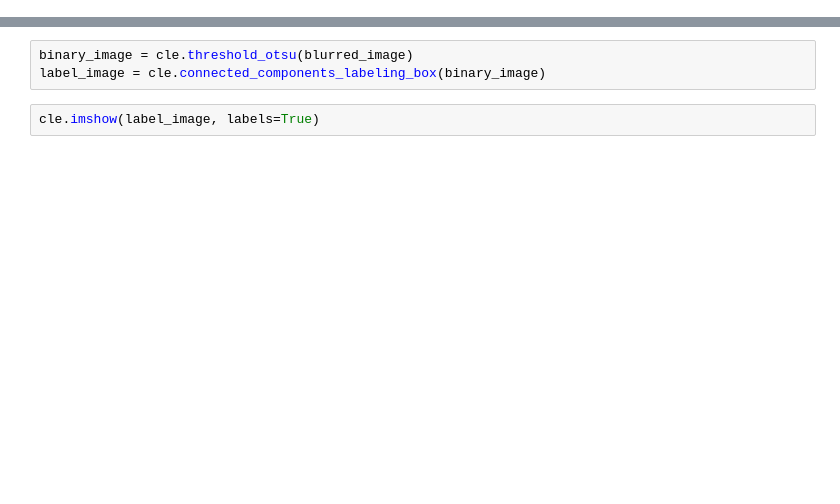
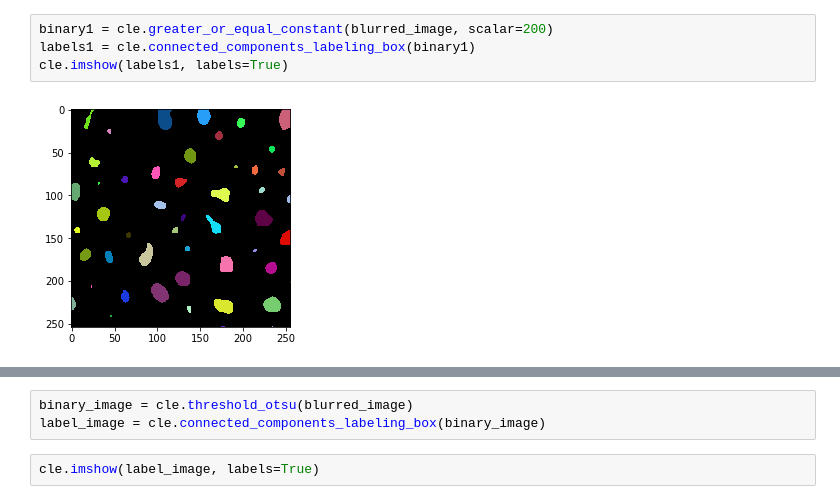
Before and after one commit to clEsperanto/pyclesperanto, a Jupyter notebook: user_docs/process_blobs.ipynb, the cells around one changed output, grey strips where cells are left out. Cells and saved outputs as stored; diff of their text form; blank space fills up the shorter version.

```diff
--- a/user_docs/process_blobs.ipynb
+++ b/user_docs/process_blobs.ipynb
@@ -17,0 +20,6 @@ cle.imshow(cle.pull(blurred_image))
+# %%
+binary1 = cle.greater_or_equal_constant(blurred_image, scalar=200)
+labels1 = cle.connected_components_labeling_box(binary1)
+cle.imshow(labels1, labels=True)
+# %% [output]
+[figure, added]
```
Also changed, not shown: parts of 6 cells of this notebook, 4 other files.
